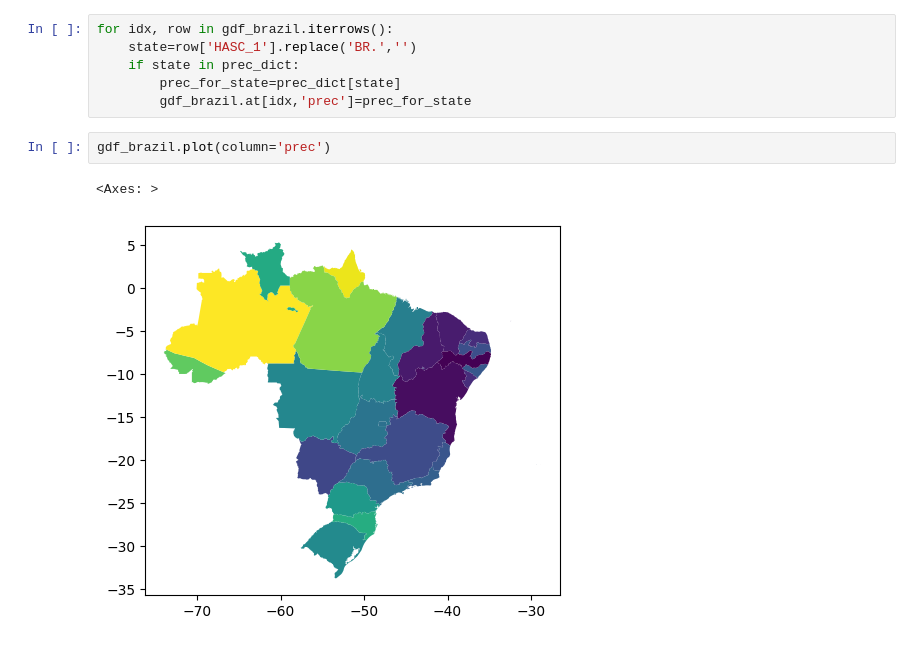
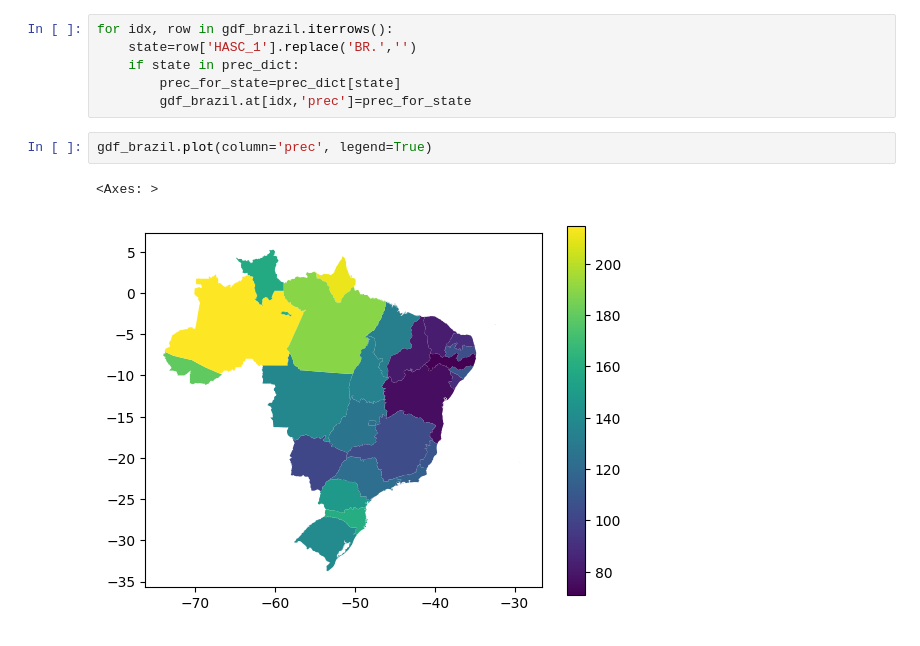
Before and after one commit to daivero/climate_analy, a Jupyter notebook: climate_tests_prec/Precipitacao.ipynb, the cells around one changed output. Drawn from its saved outputs; the diff is of its cells as text.

Commit message:
plot precipitacao

```diff
--- a/climate_tests_prec/Precipitacao.ipynb
+++ b/climate_tests_prec/Precipitacao.ipynb
@@ -132,7 +132,7 @@ for idx, row in gdf_brazil.iterrows():
         prec_for_state=prec_dict[state]
         gdf_brazil.at[idx,'prec']=prec_for_state
 # %%
-gdf_brazil.plot(column='prec')
+gdf_brazil.plot(column='prec', legend=True)
 # %% [output]
 <Axes: >
-[figure, old version]
+[figure, new version]
```
